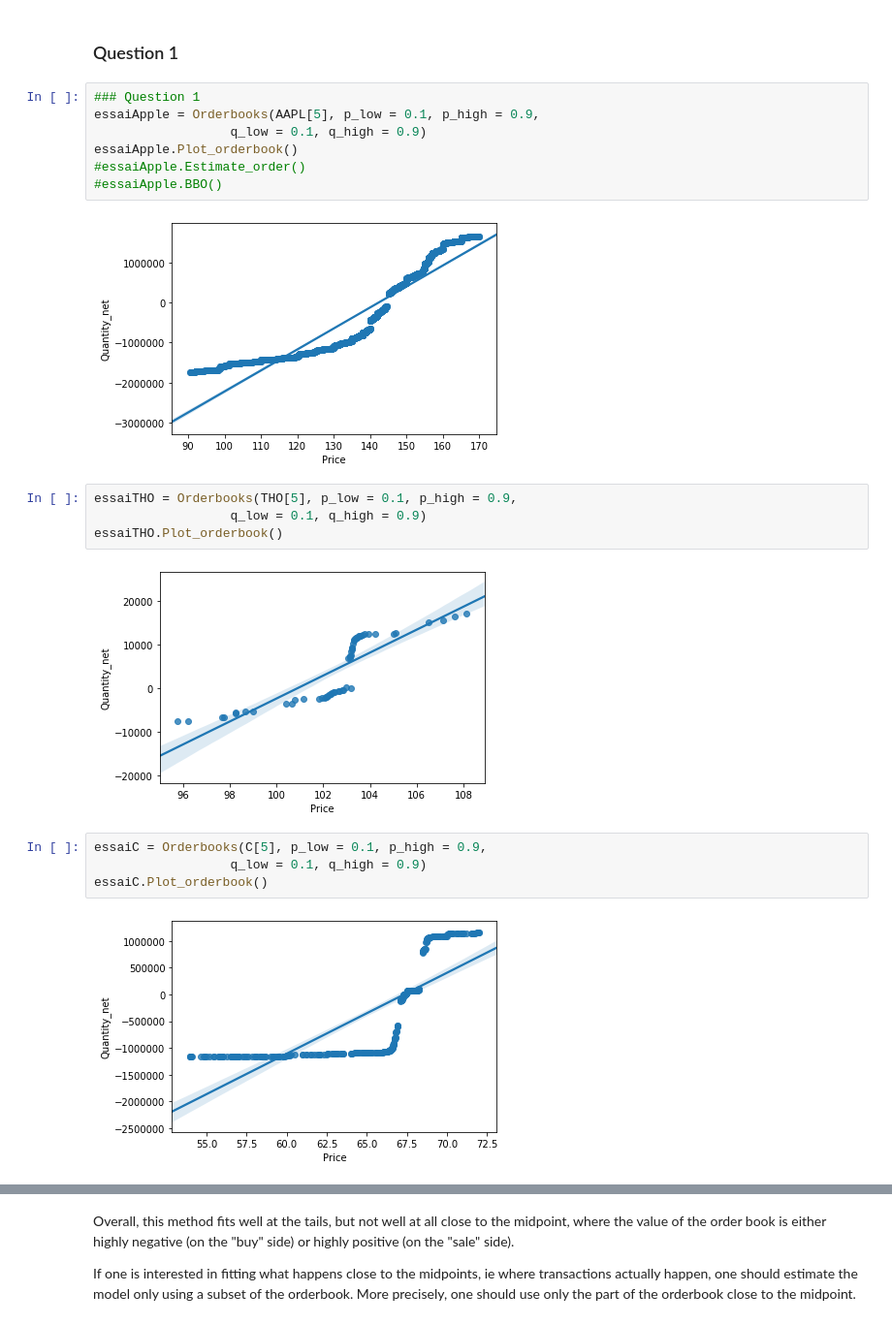
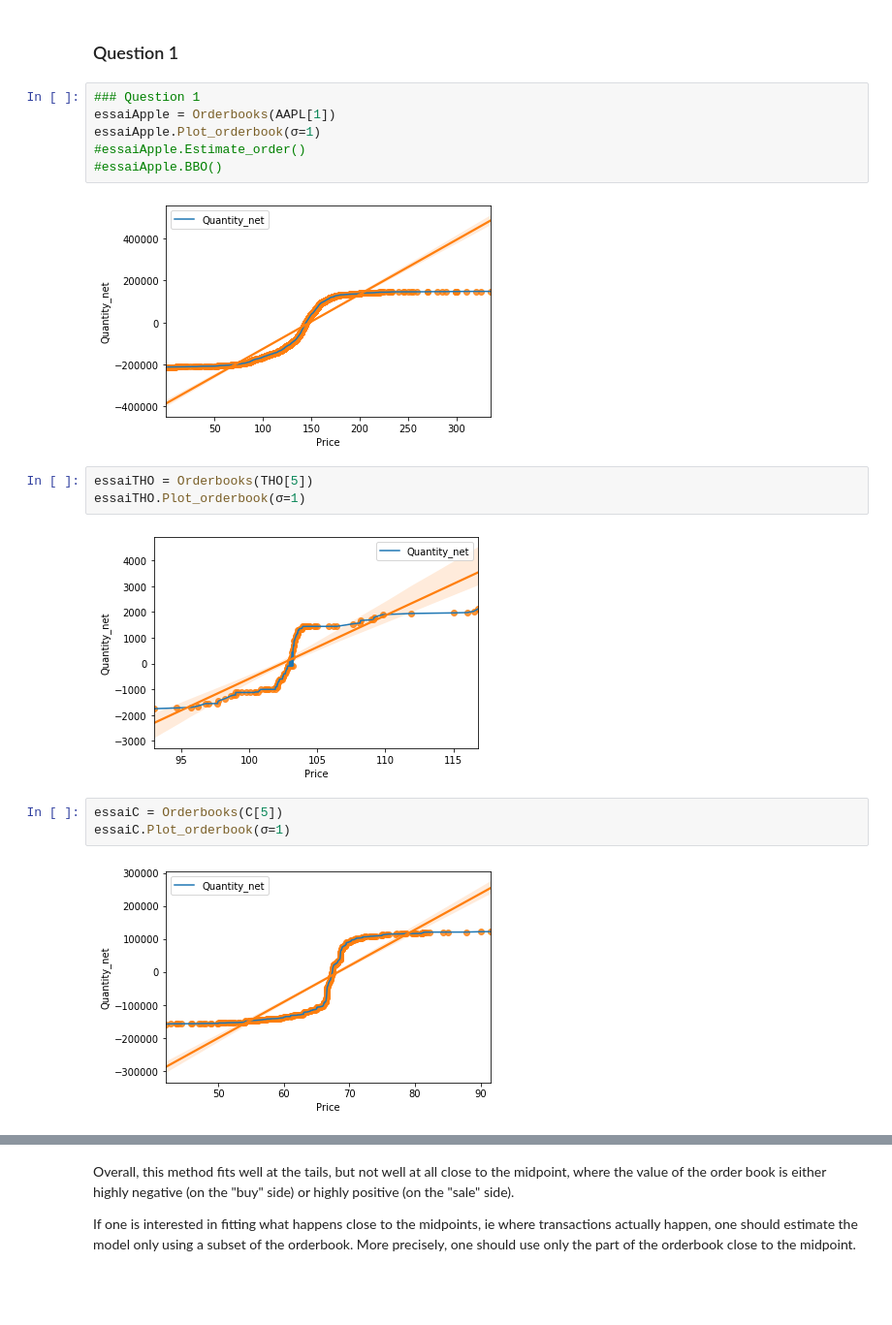
Before and after one commit to jeannesorin/BootCamp2019, a Jupyter notebook: ProblemSets/Econ/Week5/AssetPricing/Asset Pricing.ipynb, the cells around one changed output, grey strips where cells are left out. Shown at 97% size. Drawn from its saved outputs; the diff is of its cells as text; blank space fills up the shorter version.

```diff
--- a/ProblemSets/Econ/Week5/AssetPricing/Asset Pricing.ipynb
+++ b/ProblemSets/Econ/Week5/AssetPricing/Asset Pricing.ipynb
@@ -474,23 +481,20 @@ class Orderbooks:
 ### Question 1
 # %%
 ### Question 1
-essaiApple = Orderbooks(AAPL[5], p_low = 0.1, p_high = 0.9,
-                  q_low = 0.1, q_high = 0.9)
-essaiApple.Plot_orderbook()
+essaiApple = Orderbooks(AAPL[1])
+essaiApple.Plot_orderbook(σ=1)
 #essaiApple.Estimate_order()
 #essaiApple.BBO()
 # %% [output]
-[figure, old version]
+[figure, new version]
 # %%
-essaiTHO = Orderbooks(THO[5], p_low = 0.1, p_high = 0.9,
-                  q_low = 0.1, q_high = 0.9)
-essaiTHO.Plot_orderbook()
+essaiTHO = Orderbooks(THO[5])
+essaiTHO.Plot_orderbook(σ=1)
 # %% [output]
-[figure, old version]
+[figure, new version]
 # %%
-essaiC = Orderbooks(C[5], p_low = 0.1, p_high = 0.9,
-                  q_low = 0.1, q_high = 0.9)
-essaiC.Plot_orderbook()
+essaiC = Orderbooks(C[5])
+essaiC.Plot_orderbook(σ=1)
 # %% [output]
-[figure, old version]
+[figure, new version]
 # %%
```
Also changed, not shown: parts of 21 cells of this notebook.
